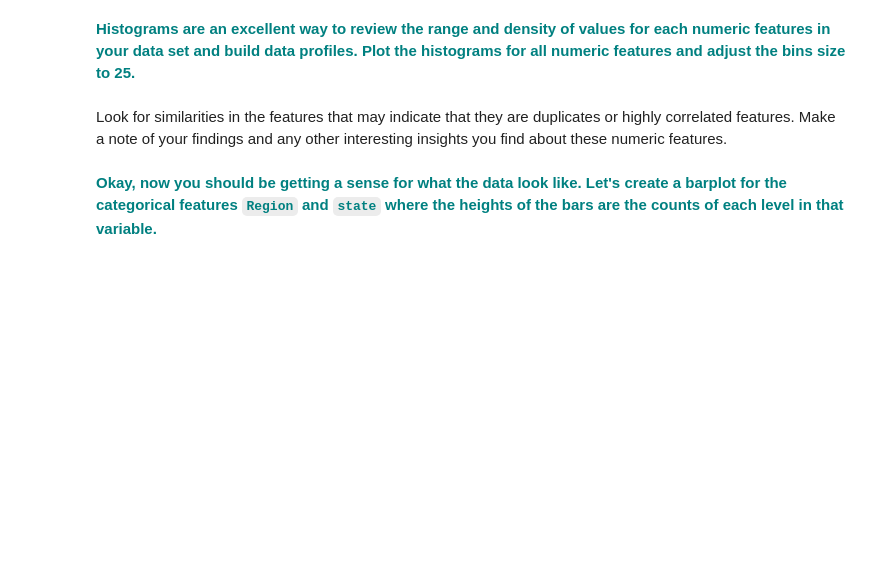
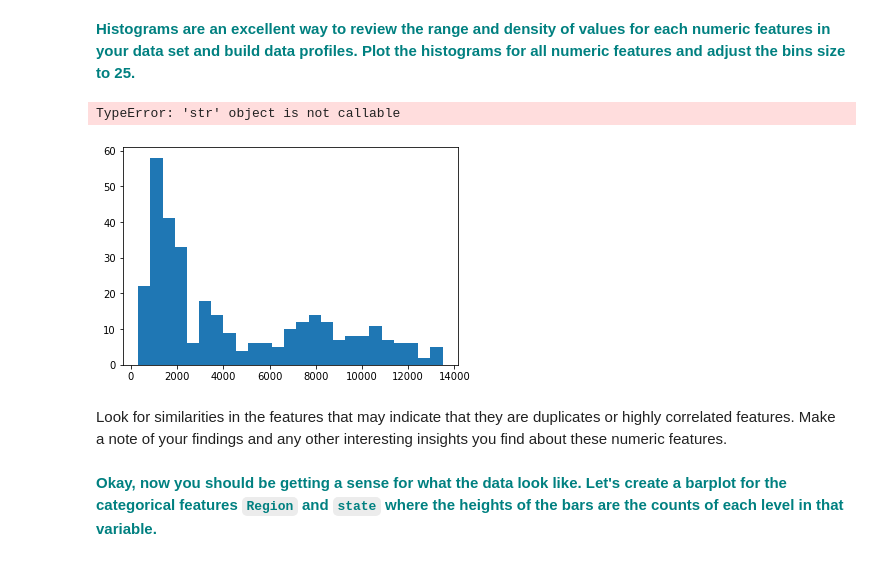
Before and after one commit to jolfr/capstone-01, a Jupyter notebook: notebooks/Notebook_stepthree.ipynb, the cells around one changed output. Saved outputs shown, nothing was run; the diff lists cells and outputs as text; code cells hidden in the pictures; blank space fills up the shorter version.

Commit message:
processed csv file read

```diff
--- a/notebooks/Notebook_stepthree.ipynb
+++ b/notebooks/Notebook_stepthree.ipynb
@@ -42,2 +52,9 @@ This is the third step in the Data Science Method. We introduced this topic in t
 # %% [markdown]
 **<font color='teal'> If you need to change your path refer back to step 2 on how to do that. Then load the csv file you created in step 2, remember it should be saved inside your data subfolder and print the first five rows.</font>**
+# %%
+path = 'C:\\Users\\thoma\\projects\\datascience\\capstone-01\\data\\processed'
+print(os.listdir(path))
+os.chdir(path)
+
+resort_data = pd.read_csv('step2_output.csv',)
+resort_data.head()
@@ -48,5 +94,15 @@ This is the third step in the Data Science Method. We introduced this topic in t
 # %% [markdown]
 **<font color='teal'> Histograms are an excellent way to review the range and density of values for each numeric features in your data set and build data profiles. Plot the histograms for all numeric features and adjust the bins size to 25.</font>**
+# %%
+numerics = resort_data.columns[3:]
+
+for col in numerics:
+    plt.hist(resort_data[col],bins=25)
+    plt.title(col)
+    plt.show()
+# %% [output]
+TypeError: 'str' object is not callable
+[figure, added]
 # %% [markdown]
 Look for similarities in the features that may indicate that they are duplicates or highly correlated features. Make a note of your findings and any other interesting insights you find about these numeric features.
 # %% [markdown]
```
Also changed, not shown: parts of 4 cells of this notebook.
